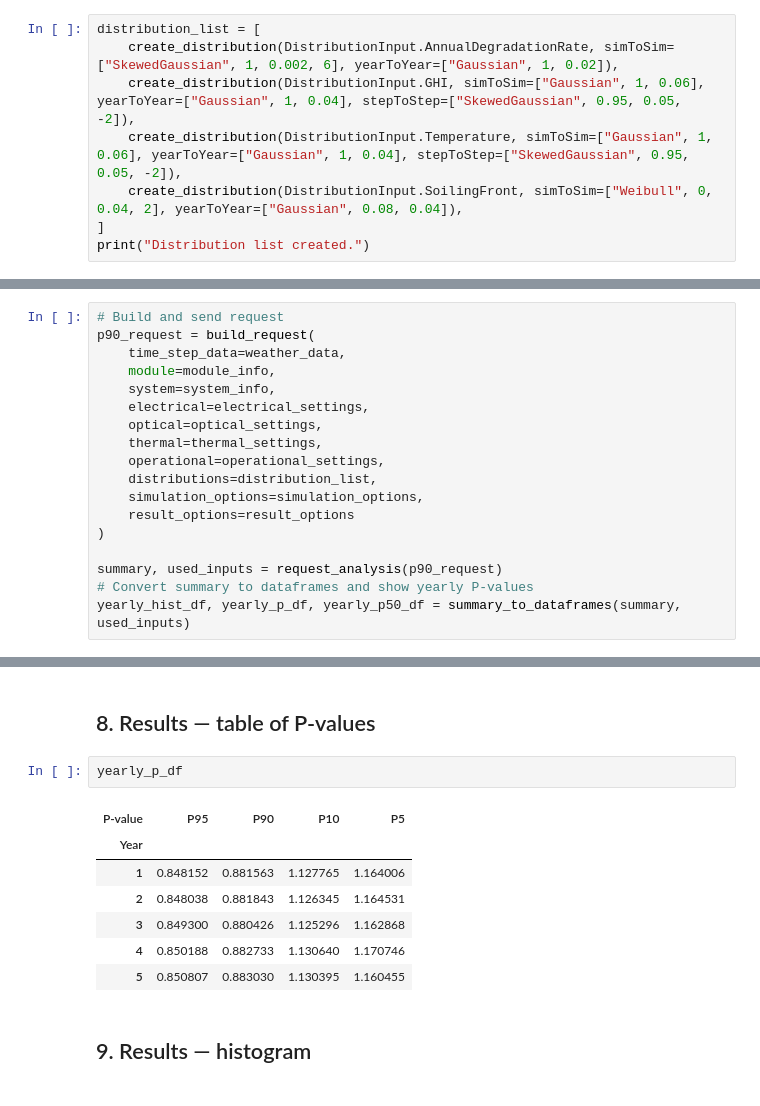
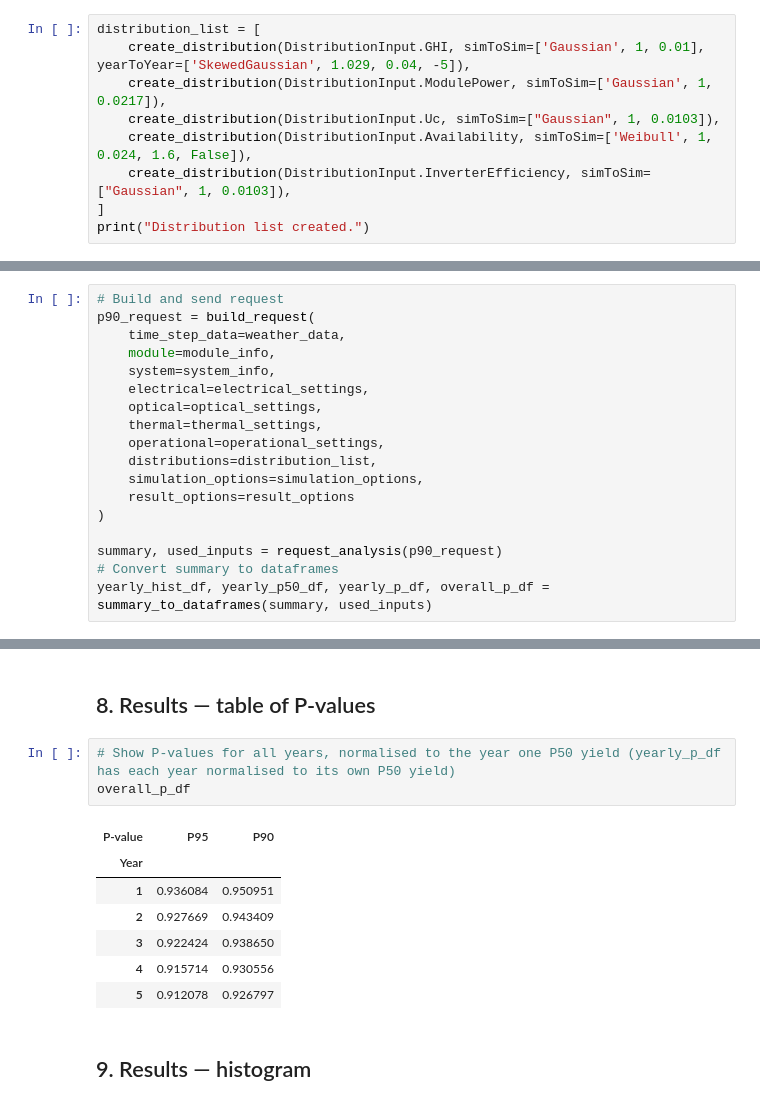
Before and after one commit to pvlighthouse/SunSolveP90, a Jupyter notebook: P90 Results/Example_P90 result_5x5000.ipynb, the cells around one changed output, grey strips where cells are left out. Drawn from its saved outputs; the diff is of its cells as text.

Commit message:
SunSolve P90 - updated default inputs, example result files and export function to show P-values all normalised to year 1.

```diff
--- a/P90 Results/Example_P90 result_5x5000.ipynb
+++ b/P90 Results/Example_P90 result_5x5000.ipynb
@@ -119,10 +116,11 @@ VBox(children=(VBox(children=(Dropdown(description='Distribution:', layout=Layou
 [Inputs that can have distributions](https://docs.sunsolve.com/en/p90/uncertainty-distributions/syntax/#name)
 # %%
 distribution_list = [
-    create_distribution(DistributionInput.AnnualDegradationRate, simToSim=["SkewedGaussian", 1, 0.002, 6], yearToYear=["Gaussian", 1, 0.02]),
-    create_distribution(DistributionInput.GHI, simToSim=["Gaussian", 1, 0.06], yearToYear=["Gaussian", 1, 0.04], stepToStep=["SkewedGaussian", 0.95, 0.05, -2]),
-    create_distribution(DistributionInput.Temperature, simToSim=["Gaussian", 1, 0.06], yearToYear=["Gaussian", 1, 0.04], stepToStep=["SkewedGaussian", 0.95, 0.05, -2]),
-    create_distribution(DistributionInput.SoilingFront, simToSim=["Weibull", 0, 0.04, 2], yearToYear=["Gaussian", 0.08, 0.04]),
+    create_distribution(DistributionInput.GHI, simToSim=['Gaussian', 1, 0.01], yearToYear=['SkewedGaussian', 1.029, 0.04, -5]),
+    create_distribution(DistributionInput.ModulePower, simToSim=['Gaussian', 1, 0.0217]),
+    create_distribution(DistributionInput.Uc, simToSim=["Gaussian", 1, 0.0103]),
+    create_distribution(DistributionInput.Availability, simToSim=['Weibull', 1, 0.024, 1.6, False]),
+    create_distribution(DistributionInput.InverterEfficiency, simToSim=["Gaussian", 1, 0.0103]),
 ]
 print("Distribution list created.")
 # %% [output]
@@ -145,6 +143,6 @@ p90_request = build_request(
 )
 
 summary, used_inputs = request_analysis(p90_request)
-# Convert summary to dataframes and show yearly P-values
-yearly_hist_df, yearly_p_df, yearly_p50_df = summary_to_dataframes(summary, used_inputs)
+# Convert summary to dataframes
+yearly_hist_df, yearly_p50_df, yearly_p_df, overall_p_df = summary_to_dataframes(summary, used_inputs)
 # %% [output]
@@ -173,15 +171,16 @@ Request took 69 s, running 25000 simulations in total (361 sims/s)
 # %% [markdown]
 ## 8. Results — table of P-values
-# %%
-yearly_p_df
-# %% [output]
-| P-value | P95 | P90 | P10 | P5 |
-| Year |  |  |  |  |
-| 1 | 0.848152 | 0.881563 | 1.127765 | 1.164006 |
-| 2 | 0.848038 | 0.881843 | 1.126345 | 1.164531 |
-| 3 | 0.849300 | 0.880426 | 1.125296 | 1.162868 |
-| 4 | 0.850188 | 0.882733 | 1.130640 | 1.170746 |
-| 5 | 0.850807 | 0.883030 | 1.130395 | 1.160455 |
+# %%
+# Show P-values for all years, normalised to the year one P50 yield (yearly_p_df has each year normalised to its own P50 yield)
+overall_p_df
+# %% [output]
+| P-value | P95 | P90 |
+| Year |  |  |
+| 1 | 0.936084 | 0.950951 |
+| 2 | 0.927669 | 0.943409 |
+| 3 | 0.922424 | 0.938650 |
+| 4 | 0.915714 | 0.930556 |
+| 5 | 0.912078 | 0.926797 |
 # %% [markdown]
 ## 9. Results — histogram
 # %%
```
Also changed, not shown: parts of 9 cells of this notebook, 3 other files.
